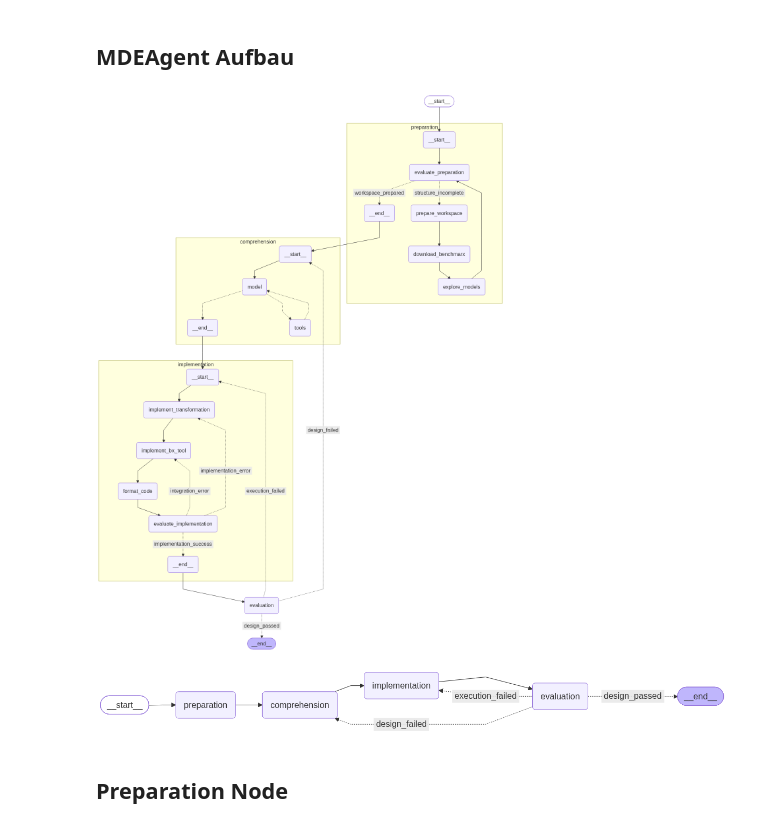
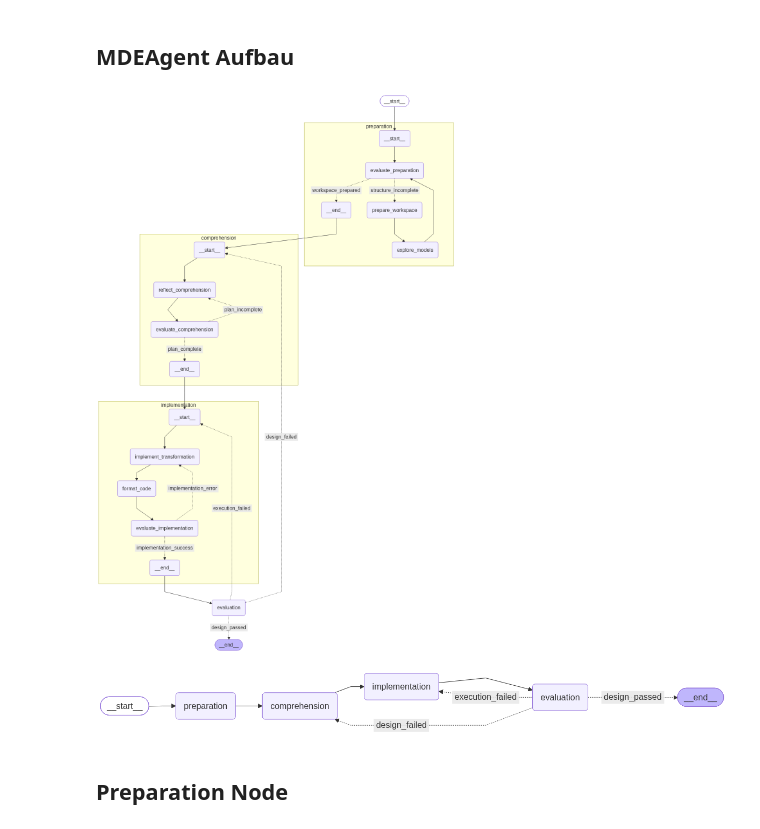
Before and after one commit to BequemeDecke/bxAgent, a Jupyter notebook: notebooks/node_graph_prints.ipynb, the cells around one changed output. Saved outputs shown, nothing was run; the diff lists cells and outputs as text; code cells hidden in the pictures.

```diff
--- a/notebooks/node_graph_prints.ipynb
+++ b/notebooks/node_graph_prints.ipynb
@@ -84,12 +84,12 @@ executor = EvaluationExecutor(
 # %%
 from mdeagent.agent import build_mdeagent
 
-graph = build_mdeagent(executor, Path(), Path()).compile()
+graph = build_mdeagent(Path()).compile()
 
 display_graph(graph, "MDEAgent", suffix="full", horizontal=False, xray=True)
 display_graph(graph, "MDEAgent", horizontal=True, xray=False)
 # %% [output]
-[figure, old version]
+[figure, new version]
 [figure]
 # %% [markdown]
 ## Preparation Node
```
Also changed, not shown: parts of 4 cells of this notebook, 7 other files.
